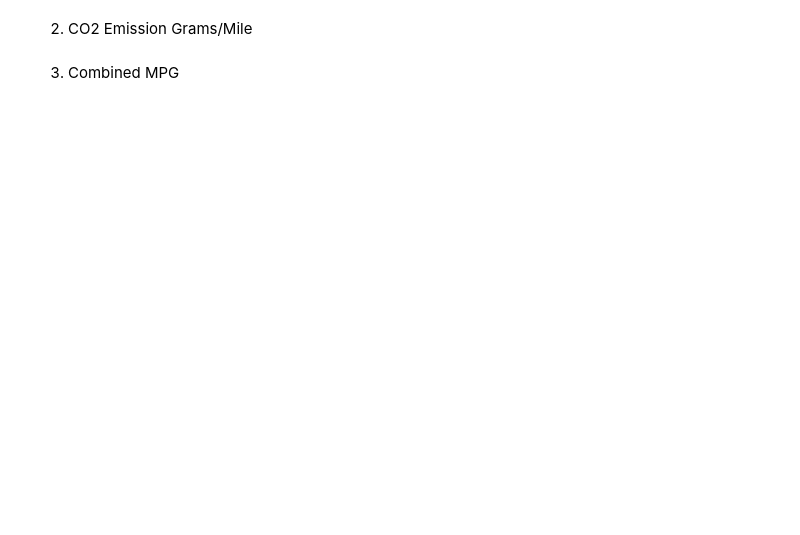
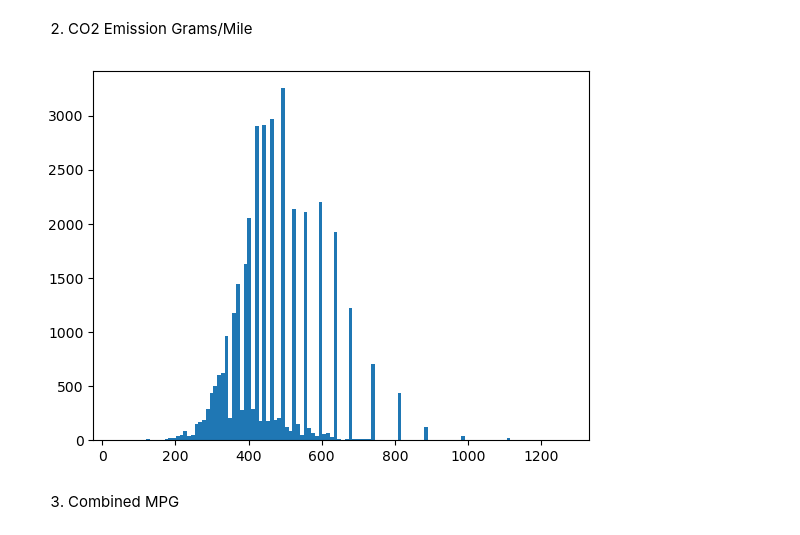
Before and after one commit to filokaizen/6.1-lab_continuous_probability_distributions, a Jupyter notebook: your-code/main.ipynb, the cells around one changed output. Cells and saved outputs as stored; diff of their text form; code cells hidden in the pictures; blank space fills up the shorter version.

```diff
--- a/your-code/main.ipynb
+++ b/your-code/main.ipynb
@@ -150,2 +162,9 @@ Then plot the histograms for the following variables:
+# %%
+# your code here
+
+plt.hist(vehicles["CO2 Emission Grams/Mile"], bins = 120)
+plt.show()
+# %% [output]
+[figure, added]
 # %% [markdown]
 3. Combined MPG
```
Also changed, not shown: parts of 15 cells of this notebook.
